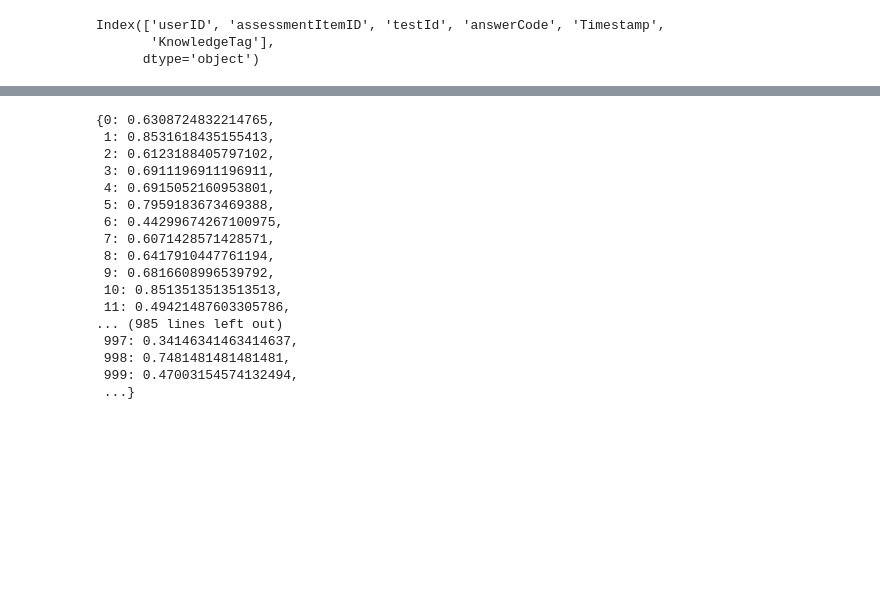
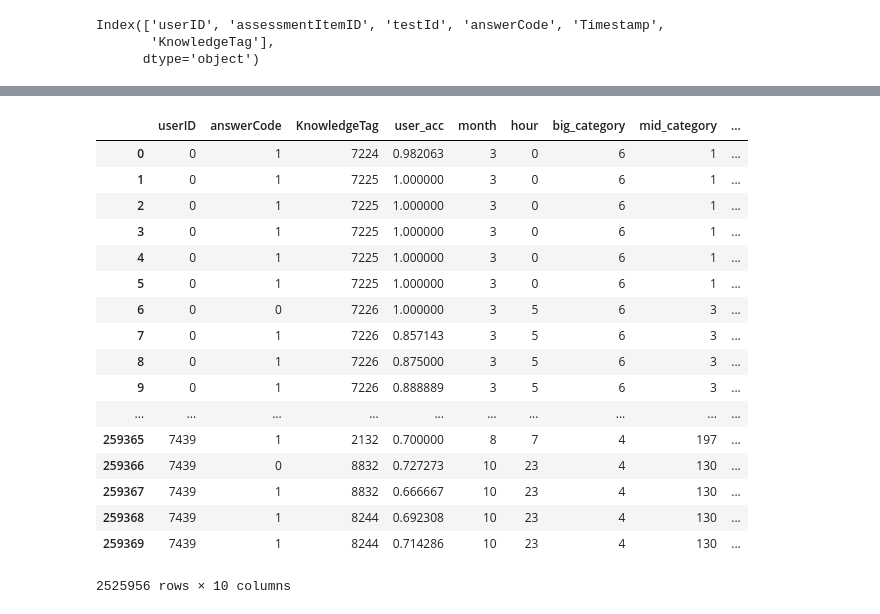
Before and after one commit to boostcampaitech4lv23recsys2/level2_dkt_recsys-level2-recsys-08, a Jupyter notebook: FeatrueEngineering/FE_lnh.ipynb, the cells around one changed output, grey strips where cells are left out. Drawn from its saved outputs; the diff is of its cells as text; code cells hidden in the pictures; blank space fills up the shorter version.

```diff
--- a/FeatrueEngineering/FE_lnh.ipynb
+++ b/FeatrueEngineering/FE_lnh.ipynb
@@ -29,21 +114,23 @@ tmp = train_test.groupby(['userID'])['answerCode'].mean().to_dict()
-# %%
-train_test['user_acc'] =
-edu_time_df['correct_per_hour'] = edu_time_df['hour'].map(hour_dict)
-# %% [output]
-{0: 0.6308724832214765,
- 1: 0.8531618435155413,
- 2: 0.6123188405797102,
- 3: 0.6911196911196911,
- 4: 0.6915052160953801,
- 5: 0.7959183673469388,
- 6: 0.44299674267100975,
- 7: 0.6071428571428571,
- 8: 0.6417910447761194,
- 9: 0.6816608996539792,
- 10: 0.8513513513513513,
- 11: 0.49421487603305786,
-... (985 lines left out)
- 997: 0.34146341463414637,
- 998: 0.7481481481481481,
- 999: 0.47003154574132494,
- ...}
+# %%
+df['user_acc'] = df['user_acc'].fillna((df['assess_mean']))
+# %%
+df
+# %% [output]
+|  | userID | answerCode | KnowledgeTag | user_acc | month | hour | big_category | mid_category | ... |
+| 0 | 0 | 1 | 7224 | 0.982063 | 3 | 0 | 6 | 1 | ... |
+| 1 | 0 | 1 | 7225 | 1.000000 | 3 | 0 | 6 | 1 | ... |
+| 2 | 0 | 1 | 7225 | 1.000000 | 3 | 0 | 6 | 1 | ... |
+| 3 | 0 | 1 | 7225 | 1.000000 | 3 | 0 | 6 | 1 | ... |
+| 4 | 0 | 1 | 7225 | 1.000000 | 3 | 0 | 6 | 1 | ... |
+| 5 | 0 | 1 | 7225 | 1.000000 | 3 | 0 | 6 | 1 | ... |
+| 6 | 0 | 0 | 7226 | 1.000000 | 3 | 5 | 6 | 3 | ... |
+| 7 | 0 | 1 | 7226 | 0.857143 | 3 | 5 | 6 | 3 | ... |
+| 8 | 0 | 1 | 7226 | 0.875000 | 3 | 5 | 6 | 3 | ... |
+| 9 | 0 | 1 | 7226 | 0.888889 | 3 | 5 | 6 | 3 | ... |
+| ... | ... | ... | ... | ... | ... | ... | ... | ... | ... |
+| 259365 | 7439 | 1 | 2132 | 0.700000 | 8 | 7 | 4 | 197 | ... |
+| 259366 | 7439 | 0 | 8832 | 0.727273 | 10 | 23 | 4 | 130 | ... |
+| 259367 | 7439 | 1 | 8832 | 0.666667 | 10 | 23 | 4 | 130 | ... |
+| 259368 | 7439 | 1 | 8244 | 0.692308 | 10 | 23 | 4 | 130 | ... |
+| 259369 | 7439 | 1 | 8244 | 0.714286 | 10 | 23 | 4 | 130 | ... |
+2525956 rows × 10 columns
```
Also changed, not shown: parts of 21 cells of this notebook, 5 other files.
